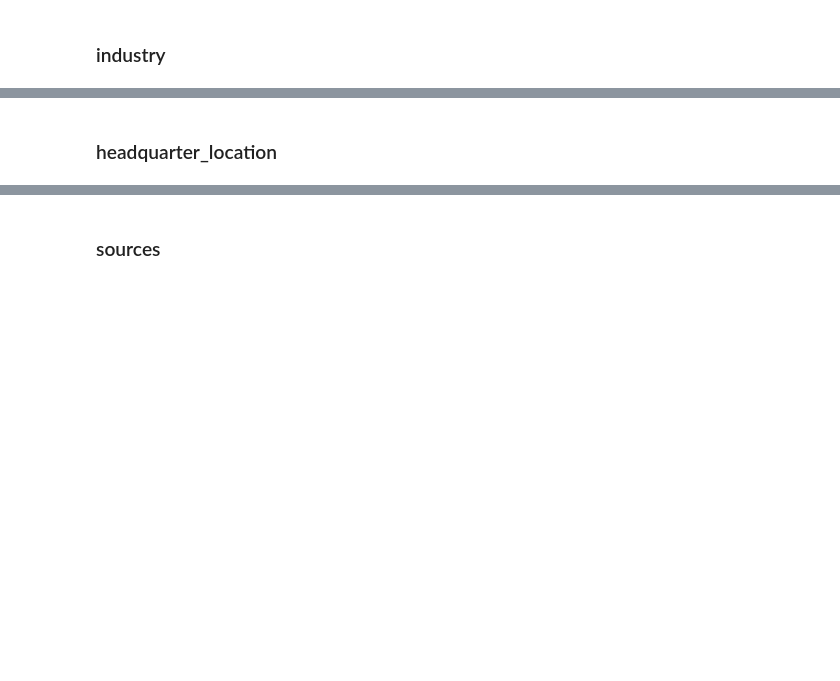
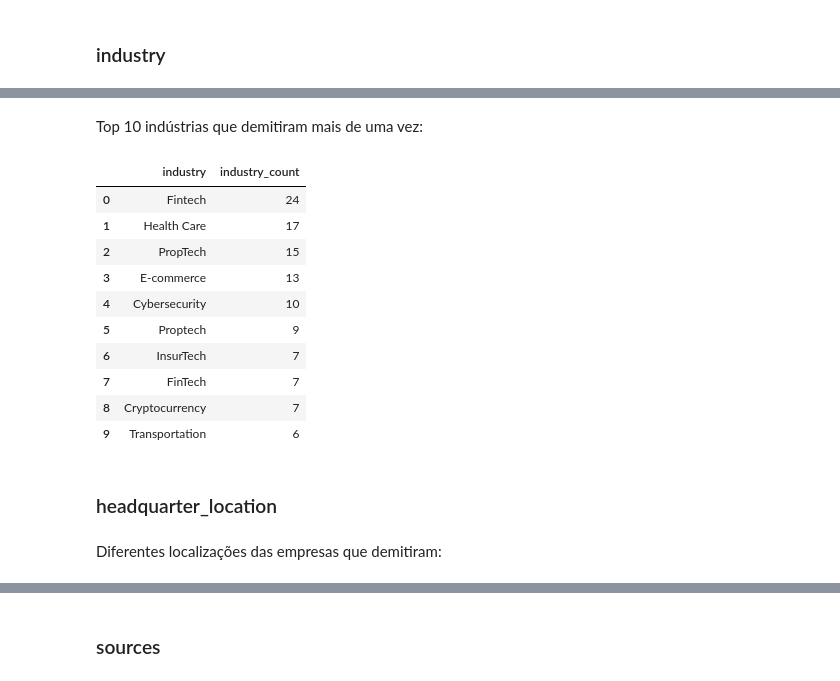
Before and after one commit to Samirnunes/eda_sql_univariate_tech_layoffs, a Jupyter notebook: eda_tech_layoffs.ipynb, the cells around one changed output, grey strips where cells are left out. Cells and saved outputs as stored; diff of their text form; code cells hidden in the pictures; blank space fills up the shorter version.

```diff
--- a/eda_tech_layoffs.ipynb
+++ b/eda_tech_layoffs.ipynb
@@ -251,2 +394,25 @@ pd.read_sql('''SELECT AVG(impacted_workforce_percentage)
+# %% [markdown]
+Top 10 indústrias que demitiram mais de uma vez:
+# %%
+pd.read_sql('''SELECT industry, COUNT(*) AS industry_count
+               FROM data
+               GROUP BY industry
+               HAVING industry_count > 1
+               ORDER BY industry_count DESC
+               LIMIT 10''', conn)
+# %% [output]
+|  | industry | industry_count |
+| 0 | Fintech | 24 |
+| 1 | Health Care | 17 |
+| 2 | PropTech | 15 |
+| 3 | E-commerce | 13 |
+| 4 | Cybersecurity | 10 |
+| 5 | Proptech | 9 |
+| 6 | InsurTech | 7 |
+| 7 | FinTech | 7 |
+| 8 | Cryptocurrency | 7 |
+| 9 | Transportation | 6 |
 # %% [markdown]
 ### headquarter_location
+# %% [markdown]
+Diferentes localizações das empresas que demitiram:
```
Also changed, not shown: parts of 30 cells of this notebook, 2 other files.
